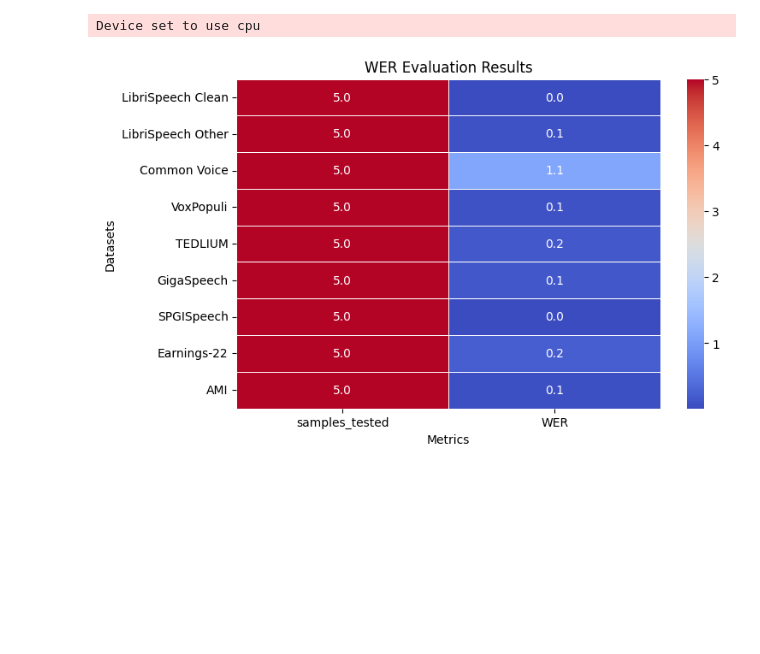
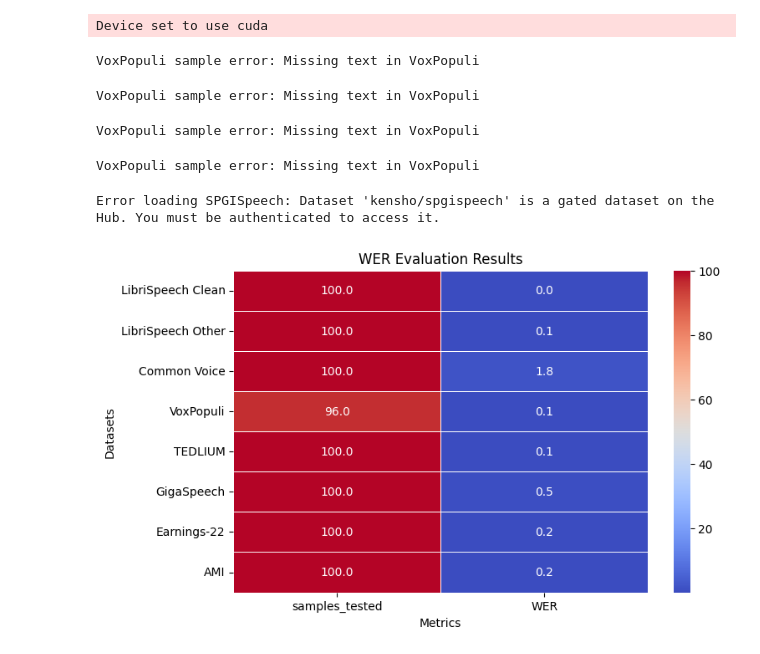
Before and after one commit to hissain/awesome_bangla_asr, a Jupyter notebook: eval/eval_all_ds.ipynb, the cells around one changed output. Saved outputs shown, nothing was run; the diff lists cells and outputs as text; code cells hidden in the pictures; blank space fills up the shorter version.

Commit message:
Evaluated on 50 samples

```diff
--- a/eval/eval_all_ds.ipynb
+++ b/eval/eval_all_ds.ipynb
@@ -34,7 +36,7 @@ def calculate_wer(references, predictions):
         return float('inf')
 
 # Initialize model
-device = "cpu"
+device = "cuda"
 torch_dtype = torch.float32
 model_id = "openai/whisper-small"
 
@@ -62,7 +64,7 @@ DATASET_CONFIG = [
     {"name": "AMI", "path": "edinburghcstr/ami", "config": "ihm", "split": "test", "text_key": "text"}
 ]
 
-def evaluate_dataset(dataset_config, max_samples=5):
+def evaluate_dataset(dataset_config, max_samples=100):
     try:
         dataset = load_dataset(
             dataset_config["path"],
@@ -104,33 +106,38 @@ def evaluate_dataset(dataset_config, max_samples=5):
             print(f"{dataset_config['name']} sample error: {str(e)}")
             continue
 
     if len(references) == 0:
         return None
 
     return {
         "dataset": dataset_config["name"],
         "samples_tested": len(references),
         "WER": calculate_wer(references, predictions)
     }
 
 results = []
 for config in DATASET_CONFIG:
-    result = evaluate_dataset(config, max_samples=5)
+    result = evaluate_dataset(config, max_samples=100)
     if result:
         results.append(result)
 
 # Display results
 if results:
     df = pd.DataFrame(results)
     df.set_index("dataset", inplace=True)
     plt.figure(figsize=(8, 5))
     sns.heatmap(df, annot=True, fmt=".1f", cmap="coolwarm", linewidths=0.5)
     plt.title("WER Evaluation Results")
     plt.xlabel("Metrics")
     plt.ylabel("Datasets")
     plt.show()
 else:
     print("No results to display")
 # %% [output]
-Device set to use cpu
+Device set to use cuda
+VoxPopuli sample error: Missing text in VoxPopuli
+VoxPopuli sample error: Missing text in VoxPopuli
+VoxPopuli sample error: Missing text in VoxPopuli
+VoxPopuli sample error: Missing text in VoxPopuli
+Error loading SPGISpeech: Dataset 'kensho/spgispeech' is a gated dataset on the Hub. You must be authenticated to access it.
-[figure, old version]
+[figure, new version]
```
Also changed, not shown: parts of 1 cell of this notebook.
